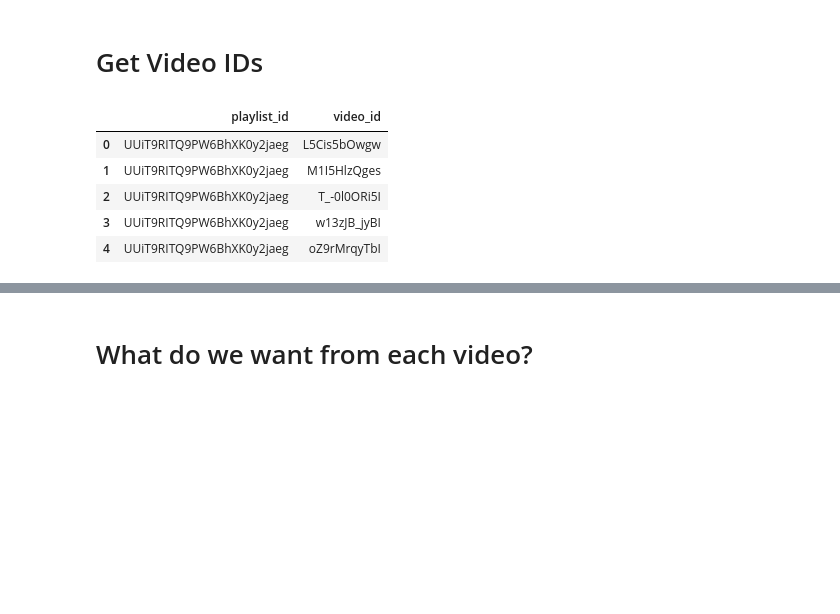
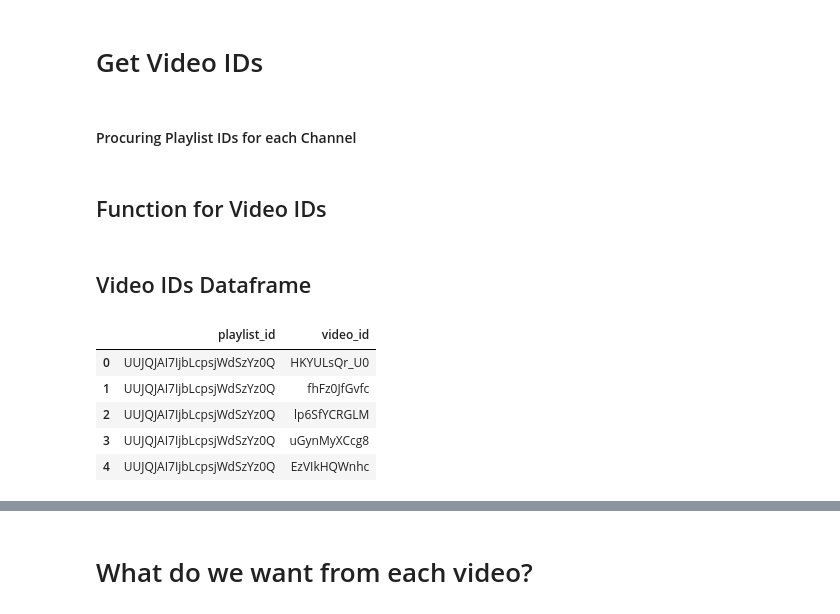
Before and after one commit to LHide14/YouTube-Analytics, a Jupyter notebook: Channel_Stats.ipynb, the cells around one changed output, grey strips where cells are left out. Cells and saved outputs as stored; diff of their text form; code cells hidden in the pictures; blank space fills up the shorter version.

```diff
--- a/Channel_Stats.ipynb
+++ b/Channel_Stats.ipynb
@@ -116,32 +105,54 @@ playlist_id_list = ['UUiT9RITQ9PW6BhXK0y2jaeg']
+# %% [markdown]
+#### Procuring Playlist IDs for each Channel
+# %%
+playlist_id_list = list(channel_stats_df['playlist_id'])
+# %% [markdown]
+## Function for Video IDs
 # %%
-def mass_video_ids(youtube, playlist_id_lists):
+def mass_video_ids(youtube, wanted_playlist_ids):
 
     all_data = []
 
-    for id in playlist_id_lists:
+    for id in wanted_playlist_ids:
 
-        request = youtube.playlistItems().list(
-            part='contentDetails',
-            playlistId = id,
-            maxResults=50)
+        nextpage = True
+        page = None
 
-        response = request.execute()
+        while nextpage:
+        # request for first page of playlist
+            request = youtube.playlistItems().list(
+                part='contentDetails',
+                playlistId = id,
+                maxResults=50,
+                pageToken=page)
+            # dictionary of the first page
+            response = request.execute()
 
-        for i in range(len(response['items'])):
-            data = dict(playlist_id = id,
-                video_id = response['items'][i]['contentDetails']['videoId'])
-            all_data.append(data)
+        # Accessing videos ids on that first page
+            for i in range(len(response['items'])):
+                data = dict(playlist_id = id,
+                    video_id = response['items'][i]['contentDetails']['videoId'])
+                all_data.append(data)
 
-    return all_data
+            # Checking to see if there is a next page
+            if 'nextPageToken' in response:
+                page = response['nextPageToken']
+
+            else:
+                nextpage = False
+    #
+    all_data_df = pd.DataFrame(all_data)
+
+    return all_data_df
+# %% [markdown]
+## Video IDs Dataframe
 # %%
-video_ids = mass_video_ids(youtube, playlist_id_list)
+channel_video_df = mass_video_ids(youtube, playlist_id_list)
+channel_video_df.head()
+# %% [output]
+|  | playlist_id | video_id |
+| 0 | UUJQJAI7IjbLcpsjWdSzYz0Q | HKYULsQr_U0 |
+| 1 | UUJQJAI7IjbLcpsjWdSzYz0Q | fhFz0JfGvfc |
+| 2 | UUJQJAI7IjbLcpsjWdSzYz0Q | lp6SfYCRGLM |
+| 3 | UUJQJAI7IjbLcpsjWdSzYz0Q | uGynMyXCcg8 |
+| 4 | UUJQJAI7IjbLcpsjWdSzYz0Q | EzVIkHQWnhc |
-# %%
-video_id_df = pd.DataFrame(video_ids)
-video_id_df.head()
-# %% [output]
-|  | playlist_id | video_id |
-| 0 | UUiT9RITQ9PW6BhXK0y2jaeg | L5Cis5bOwgw |
-| 1 | UUiT9RITQ9PW6BhXK0y2jaeg | M1I5HlzQges |
-| 2 | UUiT9RITQ9PW6BhXK0y2jaeg | T_-0l0ORi5I |
-| 3 | UUiT9RITQ9PW6BhXK0y2jaeg | w13zJB_jyBI |
-| 4 | UUiT9RITQ9PW6BhXK0y2jaeg | oZ9rMrqyTbI |
```
Also changed, not shown: parts of 29 cells of this notebook, 1 other file.
